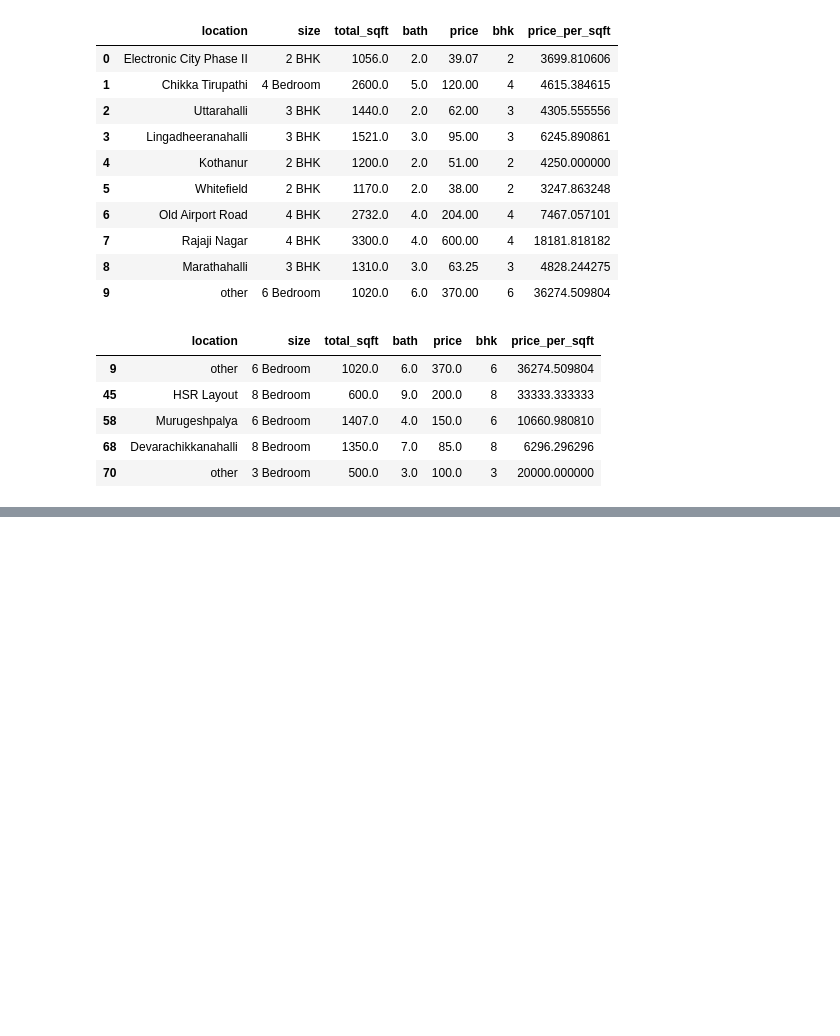
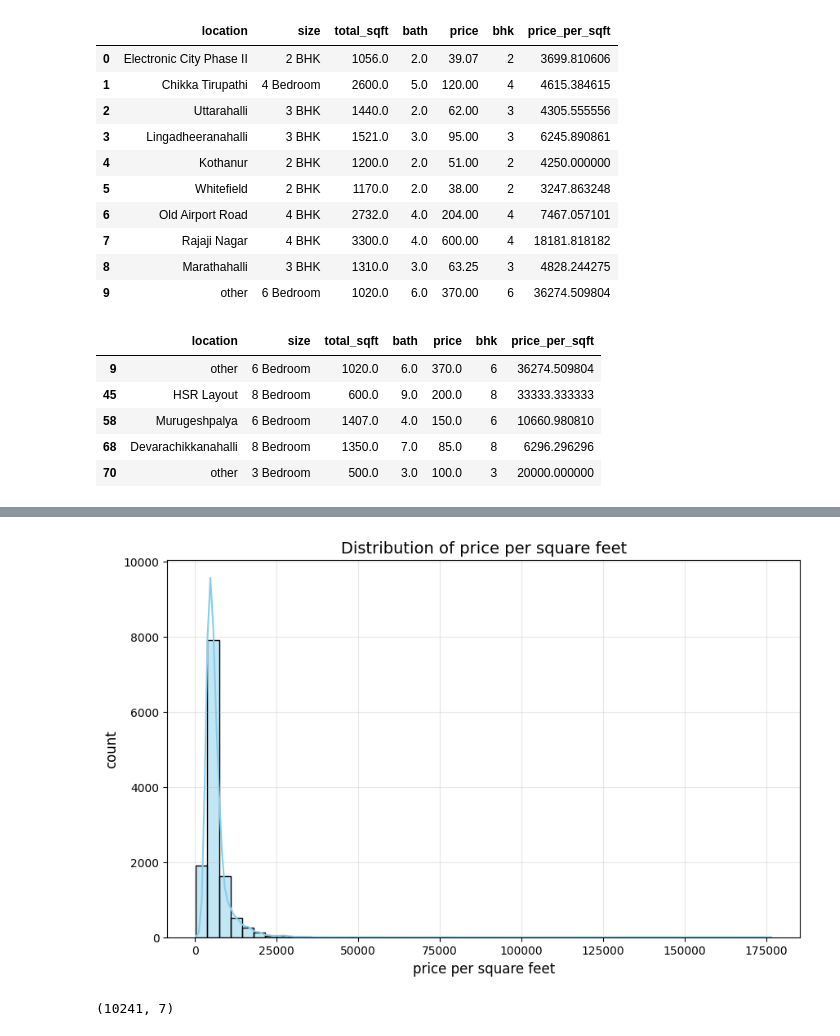
Before and after one commit to Balu-0009/Benguluru_House_Price, a Jupyter notebook: house-prediction.ipynb, the cells around one changed output, grey strips where cells are left out. Cells and saved outputs as stored; diff of their text form; code cells hidden in the pictures; blank space fills up the shorter version.

```diff
--- a/house-prediction.ipynb
+++ b/house-prediction.ipynb
@@ -350,0 +355,2 @@ df5[df5['total_sqft']/df5['bhk']<300].head()
+# %%
+df6 = df5[~(df5.total_sqft/df5.bhk<300)]
@@ -350,0 +373,12 @@ df5[df5['total_sqft']/df5['bhk']<300].head()
+# %%
+plt.figure(figsize=(10,6))
+sns.histplot(df6['price_per_sqft'],bins=50,kde=True,color="skyblue")
+
+plt.title('Distribution of price per square feet', fontsize=14)
+plt.xlabel('price per square feet', fontsize=12)
+plt.ylabel('count', fontsize=12)
+plt.grid(True,alpha=0.3)
+
+plt.show()
+# %% [output]
+[figure, added]
@@ -350,0 +406,5 @@ df5[df5['total_sqft']/df5['bhk']<300].head()
+# %%
+df7 =remove_pps_outliers(df6)
+df7.shape
+# %% [output]
+(10241, 7)
```
Also changed, not shown: parts of 10 cells of this notebook.
